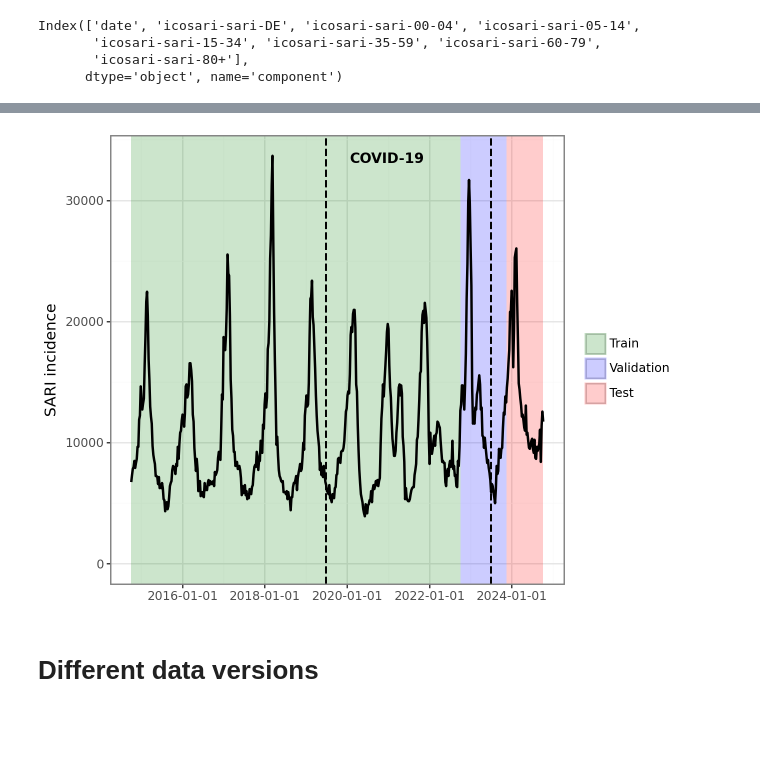
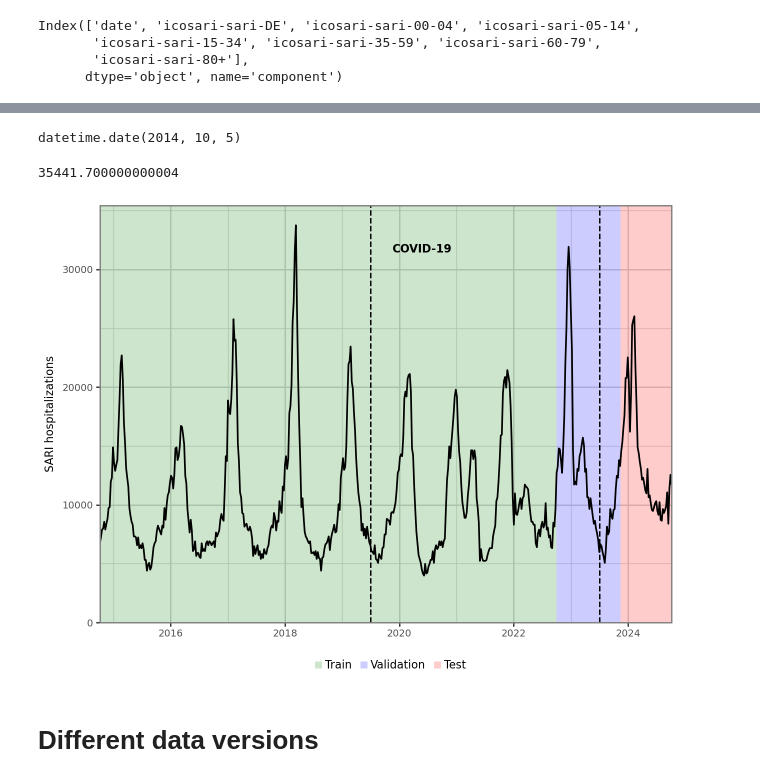
Before and after one commit to dwolffram/SARI-ML, a Jupyter notebook: plotting/plot_sari.ipynb, the cells around one changed output, grey strips where cells are left out. Cells and saved outputs as stored; diff of their text form; code cells hidden in the pictures; blank space fills up the shorter version.

Commit message:
cleane up figures

```diff
--- a/plotting/plot_sari.ipynb
+++ b/plotting/plot_sari.ipynb
@@ -9,6 +9,17 @@ from src.hp_tuning_functions import *
 from src.realtime_utils import *
 # %%
 from plotnine import *
+# %%
+def custom_theme():
+    return theme(
+        plot_title=element_text(size=11),
+        strip_text=element_text(size=10),
+        legend_title=element_text(size=9),
+        legend_text=element_text(size=8),
+        axis_title=element_text(size=10),
+        axis_text_x=element_text(size=8, rotation=90, ha='center', ma='right'),
+        axis_text_y=element_text(size=8)
+    )
 # %% [markdown]
 # Load data
 # %%
@@ -50,3 +76,11 @@ covid_end = pd.Timestamp('2023-07-03')
+# %%
+df.date.min().date()
+# %% [output]
+datetime.date(2014, 10, 5)
+# %%
+df['icosari-sari-DE'].max()*1.05
+# %% [output]
+35441.700000000004
 # %%
 plot = (
     ggplot() +
@@ -63,52 +97,71 @@ plot = (
         xintercept=covid_start,
         linetype="dashed",
         color="black",
-        size=0.8
+        size=0.6
     ) +
     geom_vline(
         xintercept=covid_end,
         linetype="dashed",
         color="black",
-        size=0.8
+        size=0.6
     ) +
 
     # Label for COVID-19 start
     annotate(
         "text",
-        x=covid_start + pd.Timedelta(weeks=30),
-        y=df['icosari-sari-DE'].max() * 0.975,  # Slightly below the max y value for positioning
+        x=covid_start + pd.Timedelta(weeks=20),
+        y=df['icosari-sari-DE'].max() * 0.925,  # Slightly below the max y value for positioning
         label="COVID-19",
         ha="left",  # Align text to the left of the line
         va="bottom",  # Position text just above the line
-        size=10,
+        size=8,
         color="black",
         fontweight="bold"
     ) +
 
     # Add the time series line
-    geom_line(df, aes(x='date', y='icosari-sari-DE'), size=1) +
+    geom_line(df, aes(x='date', y='icosari-sari-DE'), size=0.7) +
 
     # Customize labels and scales
     labs(
         x="",
-        y="SARI incidence",
+        y="SARI hospitalizations",
         fill=""  # Legend title for the areas
     ) +
-    scale_x_date(date_breaks='2 year', minor_breaks='1 year') +
-    scale_y_continuous(limits=(0, None)) +
+    # scale_x_date(date_breaks='5 year', #minor_breaks='1 year',
+    #              date_minor_breaks = '1 year'
+    #              #expand=(0, 0)
+    #              #labels="%Y"
+    #             ) +
+    scale_x_date(breaks=[pd.Timestamp('2016-01-01'), pd.Timestamp('2018-01-01'), pd.Timestamp('2020-01-01'), pd.Timestamp('2022-01-01'), pd.Timestamp('2024-01-01')],
+                 labels=['2016', '2018', '2020', '2022', '2024'],
+                 minor_breaks = pd.date_range(start='2015-01-01', end='2024-01-01', freq='YS')) +
+    scale_y_continuous(limits=(0, df['icosari-sari-DE'].max()*1.05)) +
 
     # Define colors for each period in the legend
     scale_fill_manual(values={
         "Train": "green",
         "Validation": "blue",
         "Test": "red"
     }, limits=["Train", "Validation", "Test"]) + # To order the legend
 
     # Customize theme
     theme_bw() +
-    theme(legend_position="right")
+    custom_theme() +
+    theme(legend_position="bottom",
+          axis_text_x=element_text(size=7, rotation=0),
+          axis_text_y=element_text(size=7),
+          legend_text=element_text(size=8),
+          axis_title=element_text(size=8),
+          legend_key=element_blank(),
+          legend_key_size=5,
+          panel_grid_minor_x=element_line(size=0.5, color="lightgrey"),
+          panel_grid_major_x=element_line(size=1, color="lightgrey"),
+          panel_grid_minor_y=element_line(size=0.5, color="lightgrey"),
+          panel_grid_major_y=element_line(size=1, color="lightgrey")) +
+    coord_cartesian(expand=False)
 )
 
 plot
 # %% [output]
-[figure, old version]
+[figure, new version]
```
Also changed, not shown: parts of 16 cells of this notebook, 3 other files.
